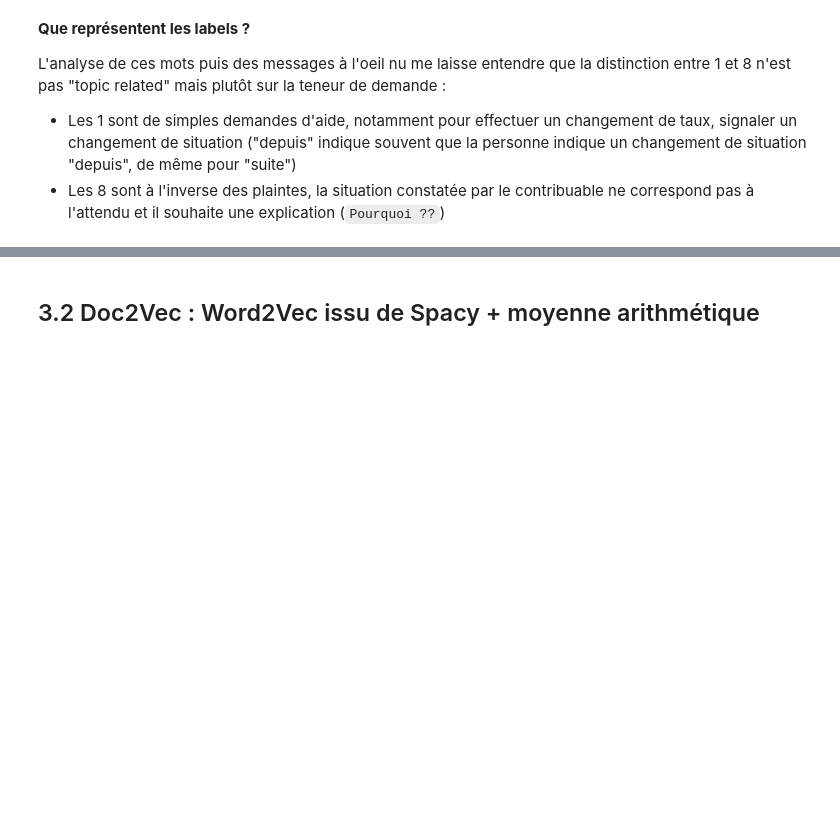
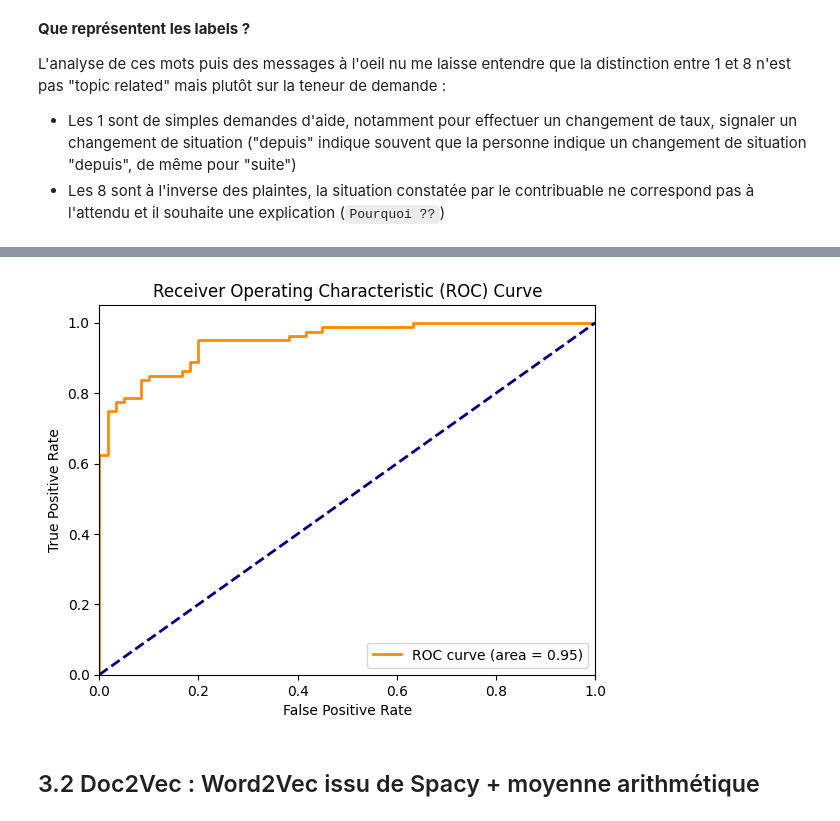
Before and after one commit to TitouanBlaize/dgfip_testnlp, a Jupyter notebook: 2. Models.ipynb, the cells around one changed output, grey strips where cells are left out. Saved outputs shown, nothing was run; the diff lists cells and outputs as text; code cells hidden in the pictures; blank space fills up the shorter version.

```diff
--- a/2. Models.ipynb
+++ b/2. Models.ipynb
@@ -169,3 +170,26 @@ L'analyse de ces mots puis des messages à l'oeil nu me laisse entendre que la d
+# %%
+# En utilisant une méthode dont la classification repose sur un score on aurait également pu tracer les ROC AUC
+
+y_prob = clf_tfidf.predict_proba(X_test)[:, 1]
+
+fpr, tpr, thresholds = roc_curve(y_test, y_prob)
+
+roc_auc = roc_auc_score(y_test, y_prob)
+# %%
+import matplotlib.pyplot as plt
+
+plt.figure()
+plt.plot(fpr, tpr, color='darkorange', lw=2, label=f'ROC curve (area = {roc_auc:.2f})')
+plt.plot([0, 1], [0, 1], color='navy', lw=2, linestyle='--')
+plt.xlim([0.0, 1.0])
+plt.ylim([0.0, 1.05])
+plt.xlabel('False Positive Rate')
+plt.ylabel('True Positive Rate')
+plt.title('Receiver Operating Characteristic (ROC) Curve')
+plt.legend(loc="lower right")
+plt.show()
+# %% [output]
+[figure, added]
 # %%
 with open('predictor/vectorizer_tfidf.pkl', 'wb') as file:
     pickle.dump(vectorizer, file)
```
Also changed, not shown: parts of 5 cells of this notebook.
